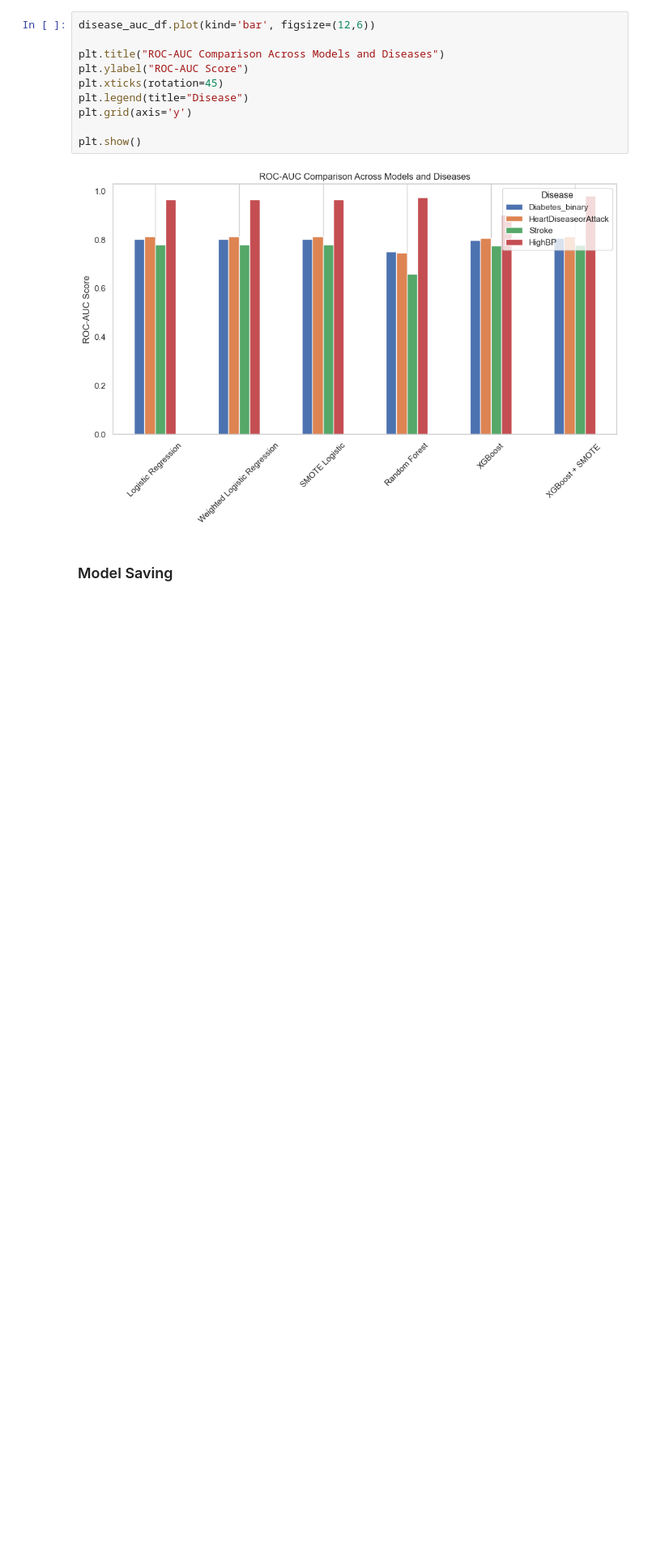
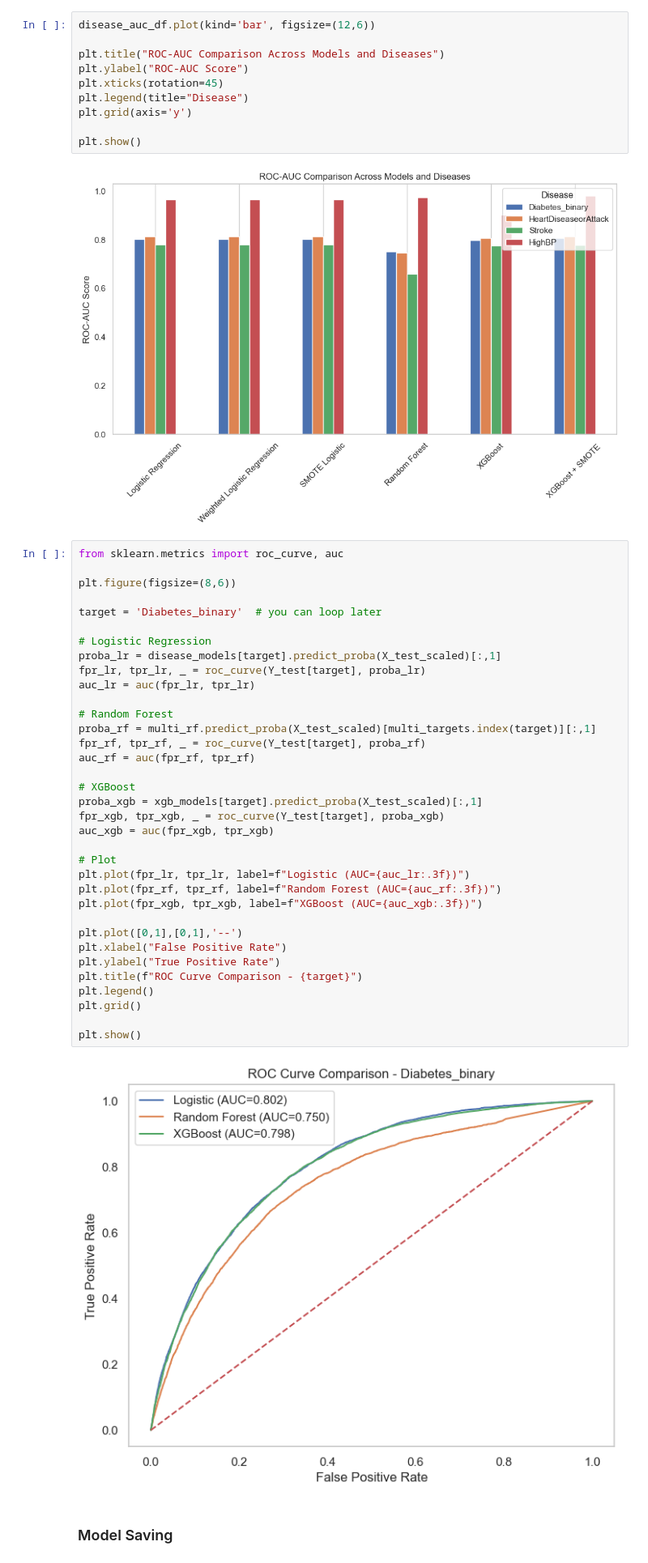
Before and after one commit to vishnugupta15/early-disease-risk-prediction, a Jupyter notebook: notebooks/03_modeling.ipynb, the cells around one changed output. Shown at 81% size. Saved outputs shown, nothing was run; the diff lists cells and outputs as text; blank space fills up the shorter version.

Commit message:
Roc Curve added

```diff
--- a/notebooks/03_modeling.ipynb
+++ b/notebooks/03_modeling.ipynb
@@ -908,6 +908,43 @@ plt.grid(axis='y')
 plt.show()
 # %% [output]
 [figure]
+# %%
+from sklearn.metrics import roc_curve, auc
+
+plt.figure(figsize=(8,6))
+
+target = 'Diabetes_binary'  # you can loop later
+
+# Logistic Regression
+proba_lr = disease_models[target].predict_proba(X_test_scaled)[:,1]
+fpr_lr, tpr_lr, _ = roc_curve(Y_test[target], proba_lr)
+auc_lr = auc(fpr_lr, tpr_lr)
+
+# Random Forest
+proba_rf = multi_rf.predict_proba(X_test_scaled)[multi_targets.index(target)][:,1]
+fpr_rf, tpr_rf, _ = roc_curve(Y_test[target], proba_rf)
+auc_rf = auc(fpr_rf, tpr_rf)
+
+# XGBoost
+proba_xgb = xgb_models[target].predict_proba(X_test_scaled)[:,1]
+fpr_xgb, tpr_xgb, _ = roc_curve(Y_test[target], proba_xgb)
+auc_xgb = auc(fpr_xgb, tpr_xgb)
+
+# Plot
+plt.plot(fpr_lr, tpr_lr, label=f"Logistic (AUC={auc_lr:.3f})")
+plt.plot(fpr_rf, tpr_rf, label=f"Random Forest (AUC={auc_rf:.3f})")
+plt.plot(fpr_xgb, tpr_xgb, label=f"XGBoost (AUC={auc_xgb:.3f})")
+
+plt.plot([0,1],[0,1],'--')
+plt.xlabel("False Positive Rate")
+plt.ylabel("True Positive Rate")
+plt.title(f"ROC Curve Comparison - {target}")
+plt.legend()
+plt.grid()
+
+plt.show()
+# %% [output]
+[figure, added]
 # %% [markdown]
 ### Model Saving
 # %%
```
Also changed, not shown: parts of 1 cell of this notebook, 3 other files.
